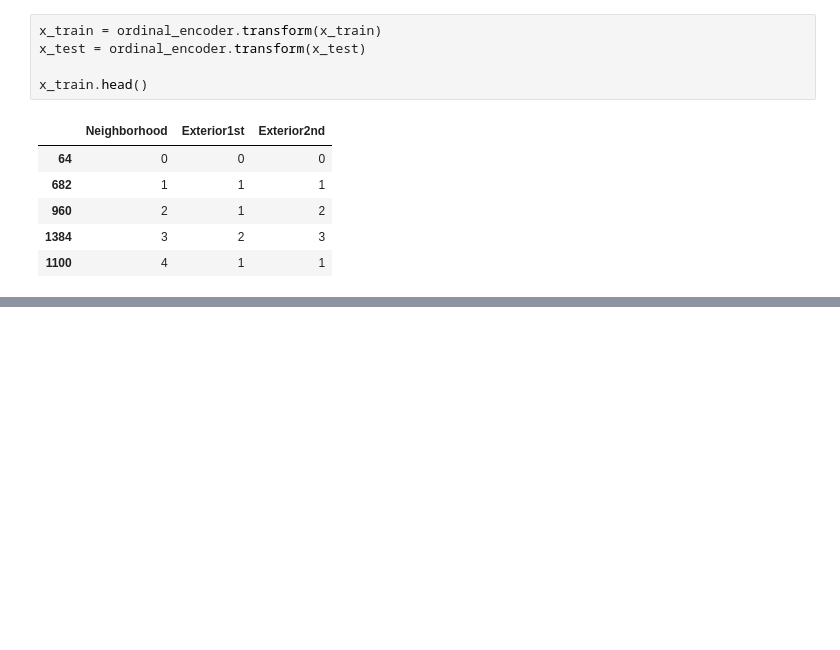
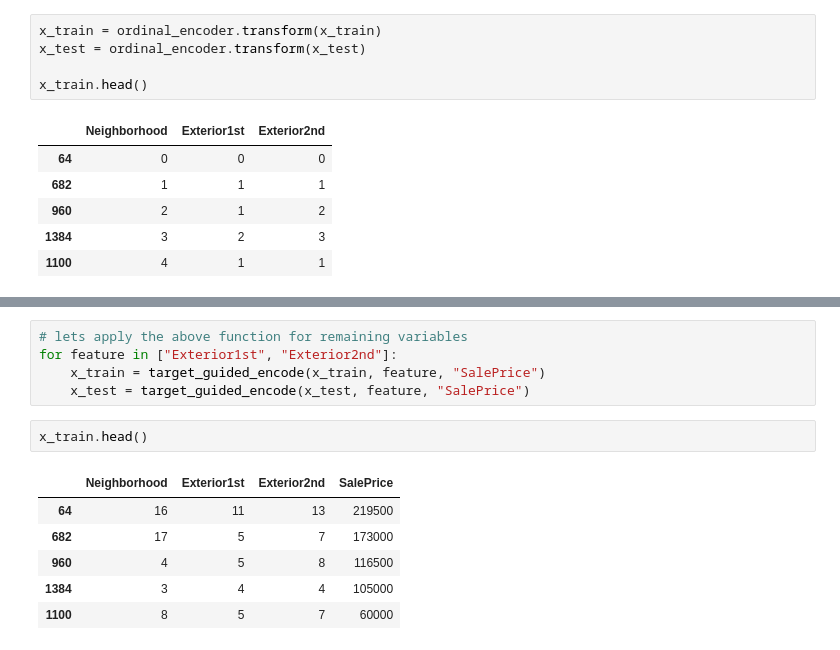
Before and after one commit to KarthikKothareddy/FeatureEngineering, a Jupyter notebook: categorical_variable_encoding.ipynb, the cells around one changed output, grey strips where cells are left out. Cells and saved outputs as stored; diff of their text form; blank space fills up the shorter version.

```diff
--- a/categorical_variable_encoding.ipynb
+++ b/categorical_variable_encoding.ipynb
@@ -695,0 +1002,14 @@ x_train.head()
+# %%
+# lets apply the above function for remaining variables
+for feature in ["Exterior1st", "Exterior2nd"]:
+    x_train = target_guided_encode(x_train, feature, "SalePrice")
+    x_test = target_guided_encode(x_test, feature, "SalePrice")
+# %%
+x_train.head()
+# %% [output]
+|  | Neighborhood | Exterior1st | Exterior2nd | SalePrice |
+| 64 | 16 | 11 | 13 | 219500 |
+| 682 | 17 | 5 | 7 | 173000 |
+| 960 | 4 | 5 | 8 | 116500 |
+| 1384 | 3 | 4 | 4 | 105000 |
+| 1100 | 8 | 5 | 7 | 60000 |
```
Also changed, not shown: parts of 33 cells of this notebook.
